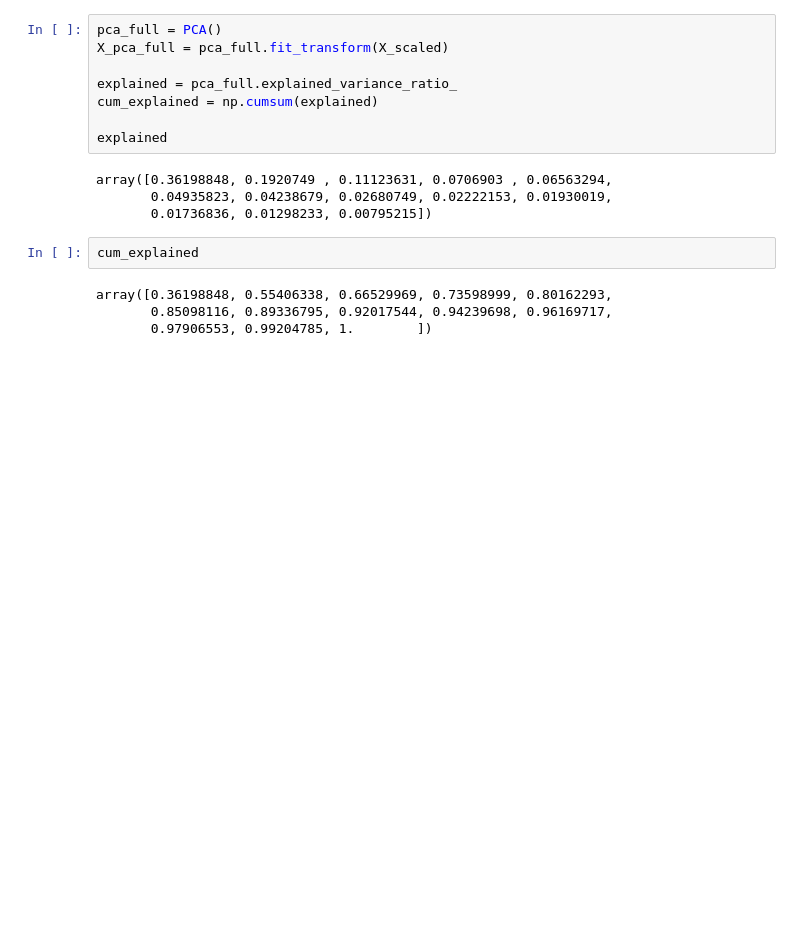
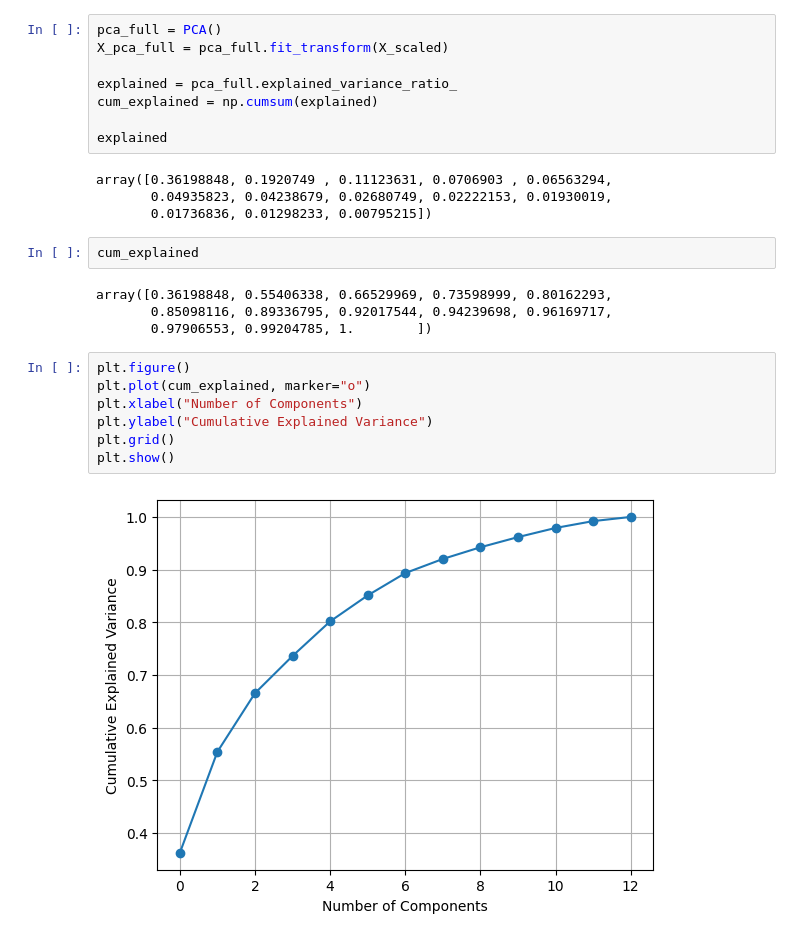
Before and after one commit to sonjoy1s/ML, a Jupyter notebook: Module24.ipynb, the cells around one changed output. Cells and saved outputs as stored; diff of their text form; blank space fills up the shorter version.

```diff
--- a/Module24.ipynb
+++ b/Module24.ipynb
@@ -83,3 +83,12 @@ cum_explained
 array([0.36198848, 0.55406338, 0.66529969, 0.73598999, 0.80162293,
        0.85098116, 0.89336795, 0.92017544, 0.94239698, 0.96169717,
        0.97906553, 0.99204785, 1.        ])
+# %%
+plt.figure()
+plt.plot(cum_explained, marker="o")
+plt.xlabel("Number of Components")
+plt.ylabel("Cumulative Explained Variance")
+plt.grid()
+plt.show()
+# %% [output]
+[figure, added]
```
Also changed, not shown: parts of 9 cells of this notebook.
